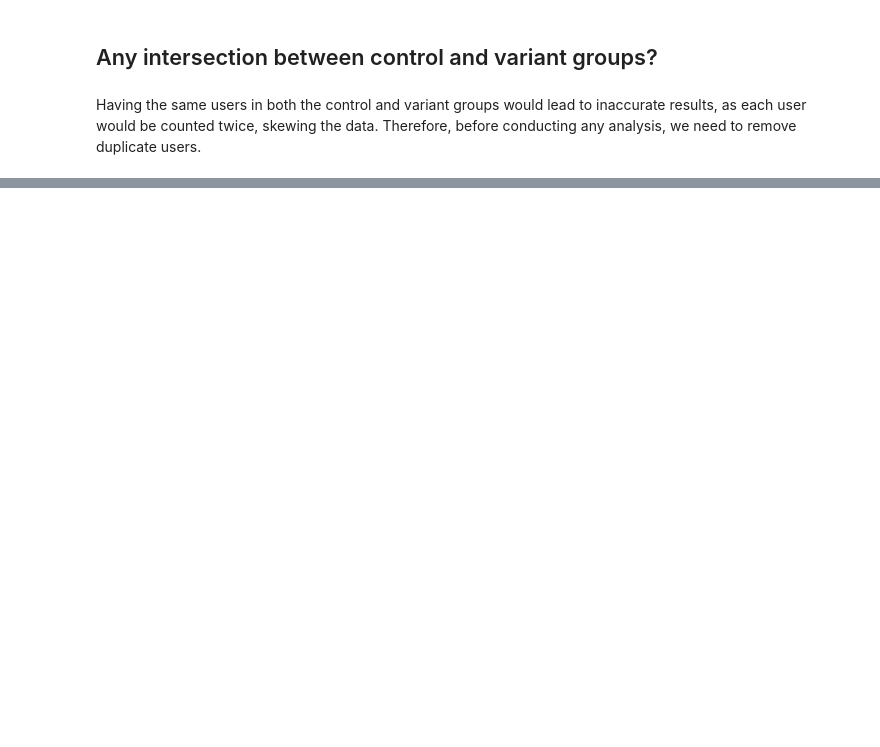
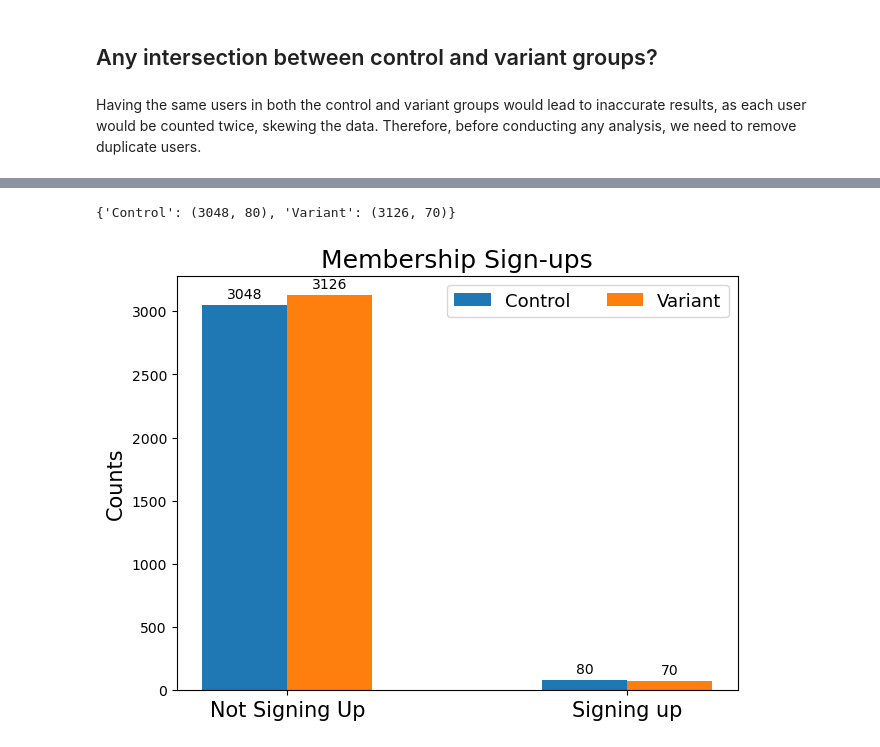
Before and after one commit to kpnguyen21/erdos-AB-testing, a Jupyter notebook: AB_test.ipynb, the cells around one changed output, grey strips where cells are left out. Cells and saved outputs as stored; diff of their text form; code cells hidden in the pictures; blank space fills up the shorter version.

```diff
--- a/AB_test.ipynb
+++ b/AB_test.ipynb
@@ -98,0 +101,30 @@ df_overlap
+# %%
+conversion = {'Control': (sum(df_control.BUY == 0),
+                         sum(df_control.BUY == 1)),
+            'Variant': (sum(df_variant.BUY == 0),
+                         sum(df_variant.BUY == 1))}
+conversion
+# %% [output]
+{'Control': (3048, 80), 'Variant': (3126, 70)}
+# %%
+x = np.arange(2)  # the label locations
+width = 0.25  # the width of the bars
+multiplier = 0
+
+fig, ax = plt.subplots(layout='constrained')
+
+for attribute, measurement in conversion.items():
+    offset = width * multiplier
+    rects = ax.bar(x + offset, measurement, width, label=attribute)
+    ax.bar_label(rects, padding=3)
+    multiplier += 1
+
+# Add some text for labels, title and custom x-axis tick labels, etc.
+ax.set_ylabel('Counts', fontsize=15)
+ax.set_title('Membership Sign-ups', fontsize=18)
+ax.set_xticks(x + width/2, ['Not Signing Up', 'Signing up'], fontsize=15)
+ax.legend(loc='upper right', ncols=3, fontsize=13)
+#plt.tight_layout()
+plt.savefig("Figure/membership_signups.jpg")
+# %% [output]
+[figure, added]
```
Also changed, not shown: parts of 29 cells of this notebook, 3 other files.
